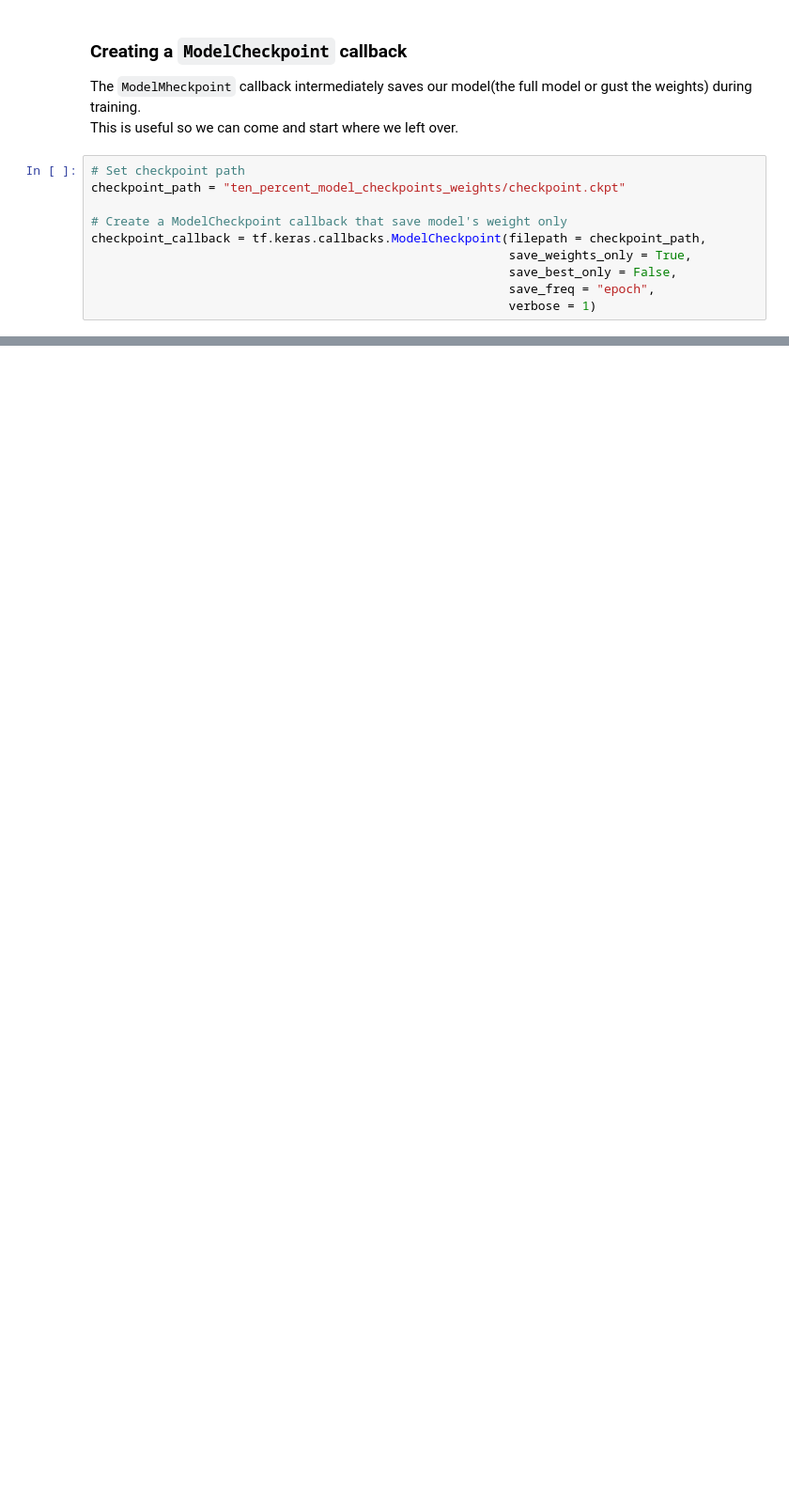
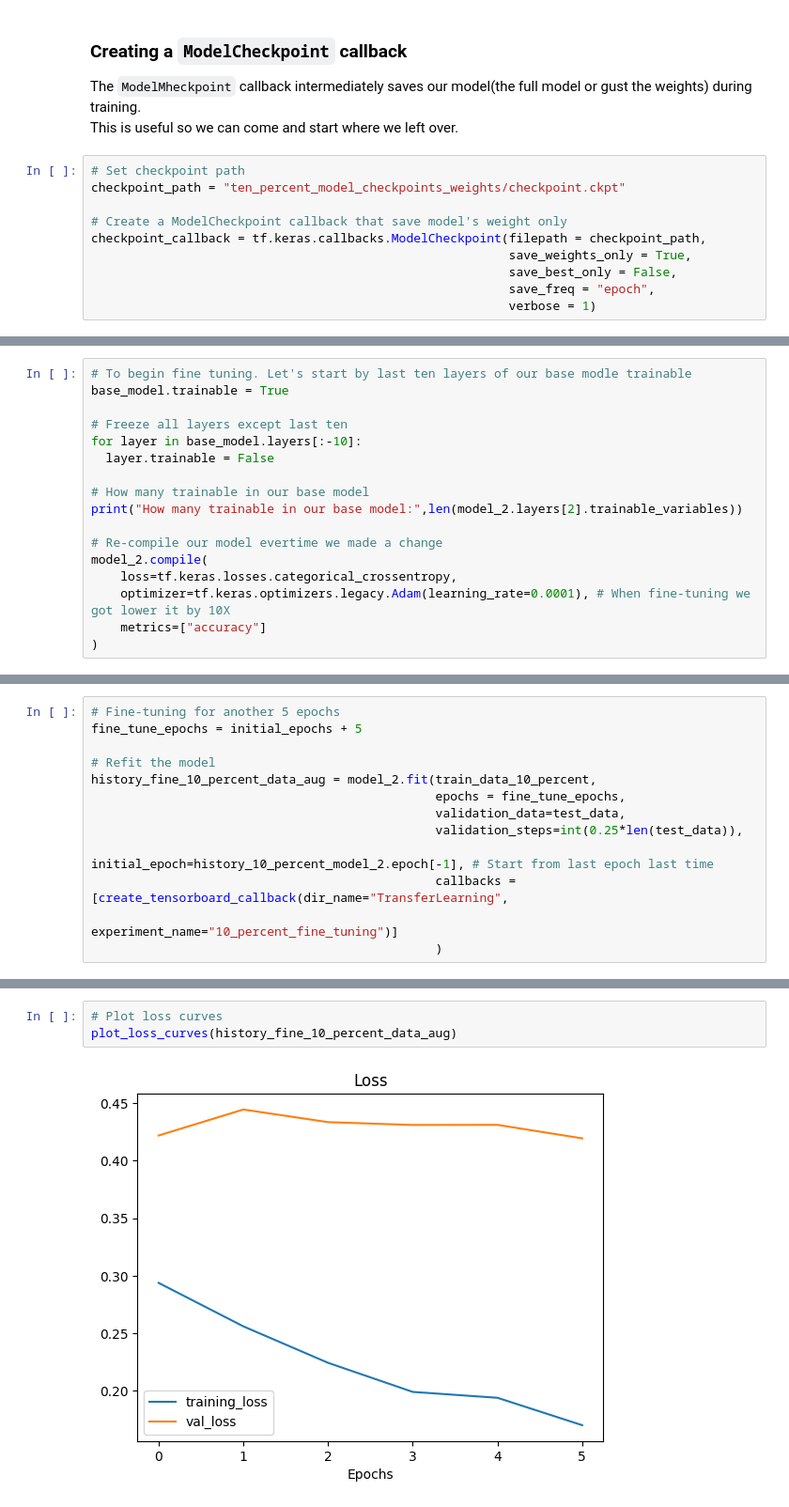
Before and after one commit to KCLTLH/NeuralNetwork_SelfLearn, a Jupyter notebook: 007TransferLearning_part2.ipynb, the cells around one changed output, grey strips where cells are left out. Shown at 94% size. Drawn from its saved outputs; the diff is of its cells as text; blank space fills up the shorter version.

```diff
--- a/007TransferLearning_part2.ipynb
+++ b/007TransferLearning_part2.ipynb
@@ -574,0 +519,17 @@ model_2.load_weights(checkpoint_path)
+# %%
+# To begin fine tuning. Let's start by last ten layers of our base modle trainable
+base_model.trainable = True
+
+# Freeze all layers except last ten
+for layer in base_model.layers[:-10]:
+  layer.trainable = False
+
+# How many trainable in our base model
+print("How many trainable in our base model:",len(model_2.layers[2].trainable_variables))
+
+# Re-compile our model evertime we made a change
+model_2.compile(
+    loss=tf.keras.losses.categorical_crossentropy,
+    optimizer=tf.keras.optimizers.legacy.Adam(learning_rate=0.0001), # When fine-tuning we got lower it by 10X
+    metrics=["accuracy"]
+)
@@ -574,0 +538,13 @@ model_2.load_weights(checkpoint_path)
+# %%
+# Fine-tuning for another 5 epochs
+fine_tune_epochs = initial_epochs + 5
+
+# Refit the model
+history_fine_10_percent_data_aug = model_2.fit(train_data_10_percent,
+                                               epochs = fine_tune_epochs,
+                                               validation_data=test_data,
+                                               validation_steps=int(0.25*len(test_data)),
+                                               initial_epoch=history_10_percent_model_2.epoch[-1], # Start from last epoch last time
+                                               callbacks = [create_tensorboard_callback(dir_name="TransferLearning",
+                                                                                        experiment_name="10_percent_fine_tuning")]
+                                               )
@@ -583,0 +573,5 @@ True
+# %%
+# Plot loss curves
+plot_loss_curves(history_fine_10_percent_data_aug)
+# %% [output]
+[figure, added]
```
Also changed, not shown: parts of 42 cells of this notebook, 4 other files.
